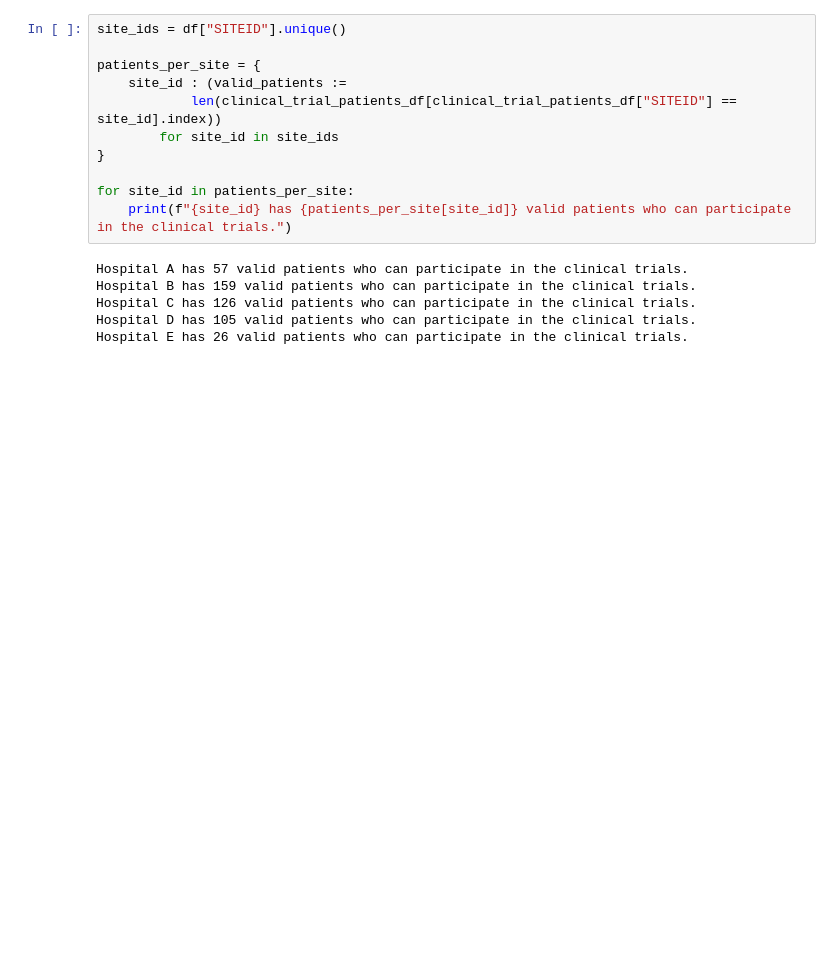
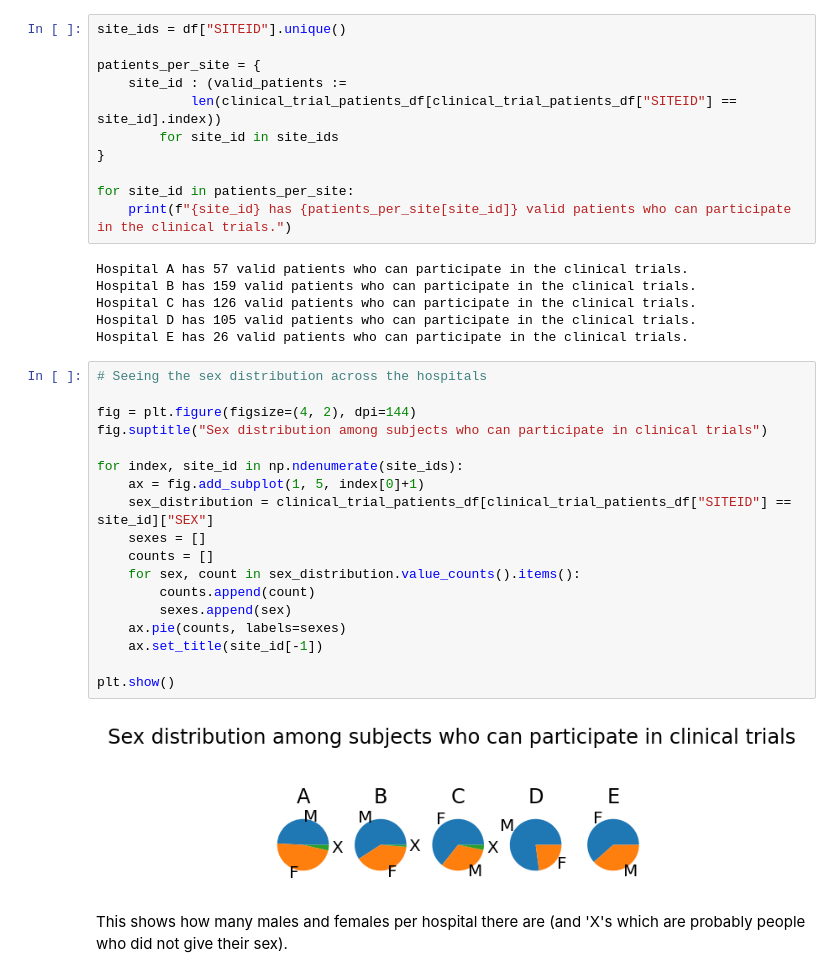
Before and after one commit to TheKonamiKoder/Clinical-Trials-Data-Analyis, a Jupyter notebook: src/main.ipynb, the cells around one changed output. Saved outputs shown, nothing was run; the diff lists cells and outputs as text; blank space fills up the shorter version.

```diff
--- a/src/main.ipynb
+++ b/src/main.ipynb
@@ -220,3 +220,25 @@ Hospital B has 159 valid patients who can participate in the clinical trials.
 Hospital C has 126 valid patients who can participate in the clinical trials.
 Hospital D has 105 valid patients who can participate in the clinical trials.
 Hospital E has 26 valid patients who can participate in the clinical trials.
+# %%
+# Seeing the sex distribution across the hospitals
+
+fig = plt.figure(figsize=(4, 2), dpi=144)
+fig.suptitle("Sex distribution among subjects who can participate in clinical trials")
+
+for index, site_id in np.ndenumerate(site_ids):
+    ax = fig.add_subplot(1, 5, index[0]+1)
+    sex_distribution = clinical_trial_patients_df[clinical_trial_patients_df["SITEID"] == site_id]["SEX"]
+    sexes = []
+    counts = []
+    for sex, count in sex_distribution.value_counts().items():
+        counts.append(count)
+        sexes.append(sex)
+    ax.pie(counts, labels=sexes)
+    ax.set_title(site_id[-1])
+
+plt.show()
+# %% [output]
+[figure, added]
+# %% [markdown]
+This shows how many males and females per hospital there are (and 'X's which are probably people who did not give their sex).
```
Also changed, not shown: parts of 6 cells of this notebook, 1 other file.
